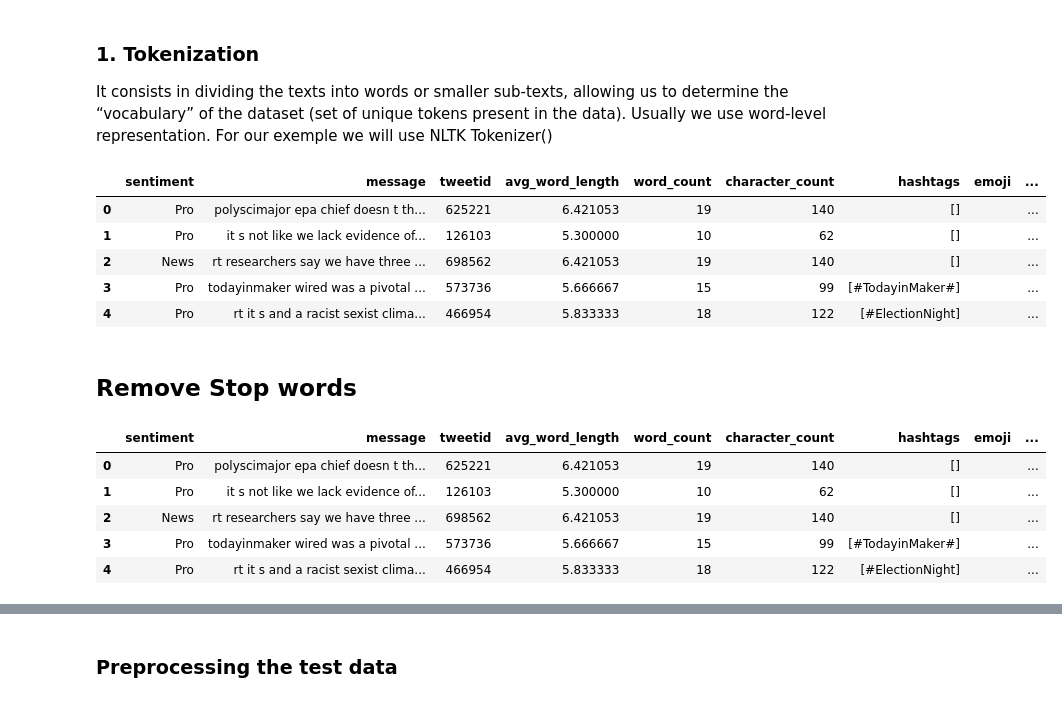
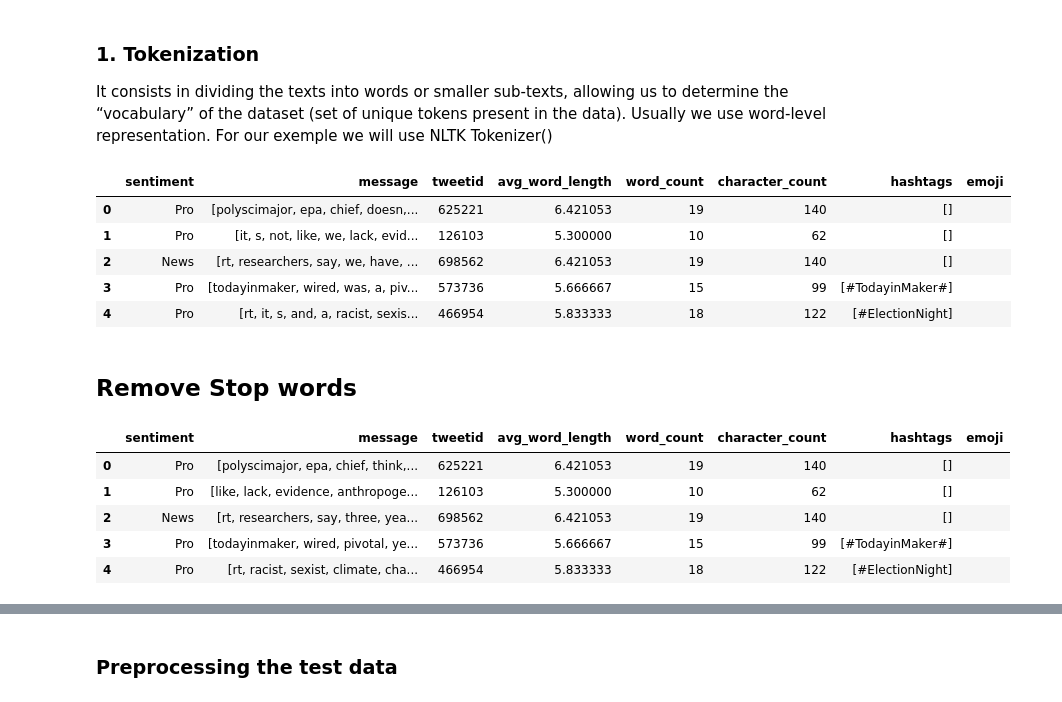
Before and after one commit to TEAMCBB3Classificationpredict/predict-notebook, a Jupyter notebook: EDSA CLIMATE NOTEBOOK.ipynb, the cells around one changed output, grey strips where cells are left out. Drawn from its saved outputs; the diff is of its cells as text; code cells hidden in the pictures.

```diff
--- a/EDSA CLIMATE NOTEBOOK.ipynb
+++ b/EDSA CLIMATE NOTEBOOK.ipynb
@@ -658,14 +661,6 @@ dupl_test.head(7)
 # %%
 #removinging @handles
 def remove_pattern(input_txt, pattern):
-
-  """
-  Function Extracts Twitter Handles from the tweets
-
-  input: Two arguments input_txt and pattern
-
-  Output: twitter handles
-  """
   r = re.findall(pattern, input_txt)
   for i in r:
       input_txt = re.sub(i, '', input_txt)
@@ -764,25 +759,25 @@ df['message']=df['message'].replace('\n', ' ')
 It consists in dividing the texts into words or smaller sub-texts, allowing us to determine the “vocabulary” of the dataset (set of unique tokens present in the data). Usually we use word-level representation. For our exemple we will use NLTK Tokenizer()
 # %%
 # Tokenizinging tweet train data
-df['Tokenized_message'] = df['message'].apply(lambda x: x.split())
+df['message'] = df['message'].apply(lambda x: x.split())
 df.head()
 # %% [output]
-|  | sentiment | message | tweetid | avg_word_length | word_count | character_count | hashtags | emoji | ... |
-| 0 | Pro | polyscimajor epa chief doesn t th... | 625221 | 6.421053 | 19 | 140 | [] |  | ... |
-| 1 | Pro | it s not like we lack evidence of... | 126103 | 5.300000 | 10 | 62 | [] |  | ... |
-| 2 | News | rt researchers say we have three ... | 698562 | 6.421053 | 19 | 140 | [] |  | ... |
-| 3 | Pro | todayinmaker wired was a pivotal ... | 573736 | 5.666667 | 15 | 99 | [#TodayinMaker#] |  | ... |
-| 4 | Pro | rt it s and a racist sexist clima... | 466954 | 5.833333 | 18 | 122 | [#ElectionNight] |  | ... |
+|  | sentiment | message | tweetid | avg_word_length | word_count | character_count | hashtags | emoji |
+| 0 | Pro | [polyscimajor, epa, chief, doesn,... | 625221 | 6.421053 | 19 | 140 | [] |  |
+| 1 | Pro | [it, s, not, like, we, lack, evid... | 126103 | 5.300000 | 10 | 62 | [] |  |
+| 2 | News | [rt, researchers, say, we, have, ... | 698562 | 6.421053 | 19 | 140 | [] |  |
+| 3 | Pro | [todayinmaker, wired, was, a, piv... | 573736 | 5.666667 | 15 | 99 | [#TodayinMaker#] |  |
+| 4 | Pro | [rt, it, s, and, a, racist, sexis... | 466954 | 5.833333 | 18 | 122 | [#ElectionNight] |  |
 # %% [markdown]
 ## Remove Stop words
 # %%
 # Stop words Removal from train data
-df['stopwords_removed'] = df['Tokenized_message'].apply(lambda x: [word for word in x if word not in STOPWORDS])
+df['message'] = df['message'].apply(lambda x: [word for word in x if word not in STOPWORDS])
 df.head()
 # %% [output]
-|  | sentiment | message | tweetid | avg_word_length | word_count | character_count | hashtags | emoji | ... |
-| 0 | Pro | polyscimajor epa chief doesn t th... | 625221 | 6.421053 | 19 | 140 | [] |  | ... |
-| 1 | Pro | it s not like we lack evidence of... | 126103 | 5.300000 | 10 | 62 | [] |  | ... |
-| 2 | News | rt researchers say we have three ... | 698562 | 6.421053 | 19 | 140 | [] |  | ... |
-| 3 | Pro | todayinmaker wired was a pivotal ... | 573736 | 5.666667 | 15 | 99 | [#TodayinMaker#] |  | ... |
-| 4 | Pro | rt it s and a racist sexist clima... | 466954 | 5.833333 | 18 | 122 | [#ElectionNight] |  | ... |
+|  | sentiment | message | tweetid | avg_word_length | word_count | character_count | hashtags | emoji |
+| 0 | Pro | [polyscimajor, epa, chief, think,... | 625221 | 6.421053 | 19 | 140 | [] |  |
+| 1 | Pro | [like, lack, evidence, anthropoge... | 126103 | 5.300000 | 10 | 62 | [] |  |
+| 2 | News | [rt, researchers, say, three, yea... | 698562 | 6.421053 | 19 | 140 | [] |  |
+| 3 | Pro | [todayinmaker, wired, pivotal, ye... | 573736 | 5.666667 | 15 | 99 | [#TodayinMaker#] |  |
+| 4 | Pro | [rt, racist, sexist, climate, cha... | 466954 | 5.833333 | 18 | 122 | [#ElectionNight] |  |
```
Also changed, not shown: parts of 25 cells of this notebook.
